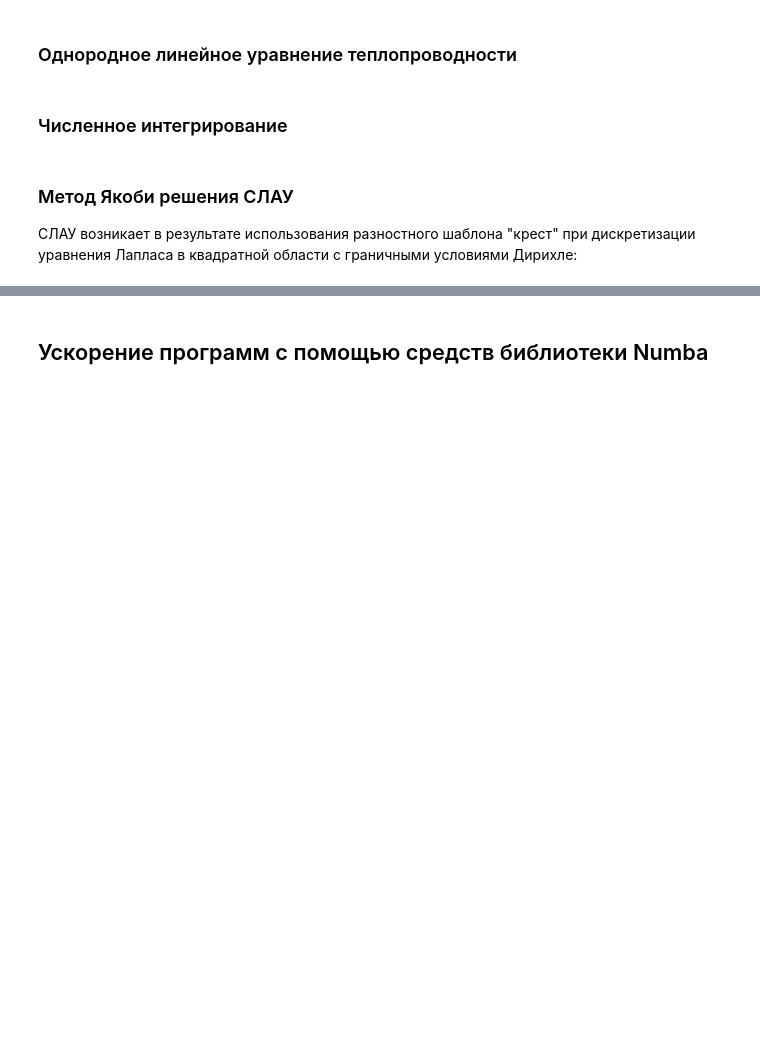
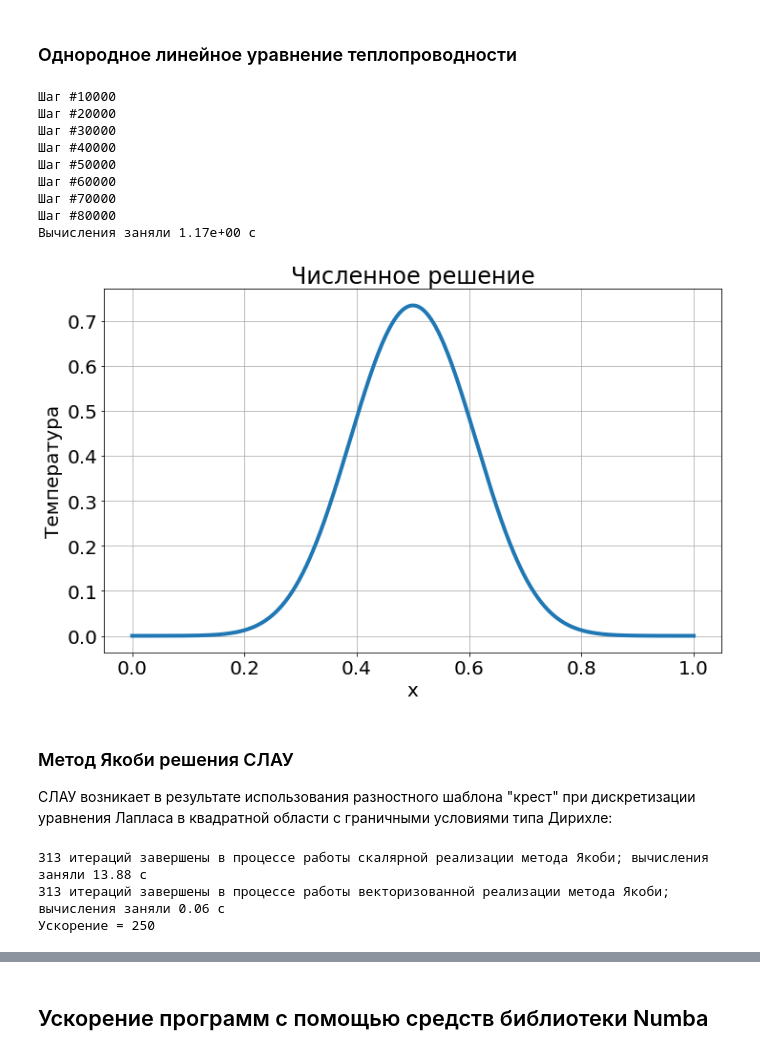
Before and after one commit to akar1492/edu_num_methods_python, a Jupyter notebook: lecture_12_speedup/lecture_12_speedup.ipynb, the cells around one changed output, grey strips where cells are left out. Cells and saved outputs as stored; diff of their text form; code cells hidden in the pictures; blank space fills up the shorter version.

```diff
--- a/lecture_12_speedup/lecture_12_speedup.ipynb
+++ b/lecture_12_speedup/lecture_12_speedup.ipynb
@@ -199,7 +265,7 @@ xLeft = 0.
 xRight = 1.
 kappa = 0.1
 t = 0.
-tRun = 0.04
+tEnd = 0.04
 
 def InitialCondition(x):
     if x < 0.6 and x > 0.4:
@@ -229,42 +295,51 @@ def MakeStepVectorized(uOld, numPoints, h, dt, kappa, uNew):
 
 
 
 # main
 counter = 0
 counterBlocks = 0
 numBlocks = int(1e3)
 numPoints = int(numBlocks + 1)
 uOld, uNew = np.zeros(numPoints), np.zeros(numPoints)
 h = float(xRight - xLeft) / float(numBlocks)
 dt = h**2 / (kappa * 20.)
 
 
 start = timeit.default_timer()
 SetInitialCondition(InitialCondition, uOld, numPoints, h)
-while t < tRun:
+while t < tEnd:
 
     # закомментироапть одну версию функции - раскомментировать другую
-    MakeStepScalar(uOld, numPoints, h, dt, kappa, uNew)
-    #MakeStepVectorized(uOld, numPoints, h, dt, kappa, uNew)
+    #MakeStepScalar(uOld, numPoints, h, dt, kappa, uNew)
+    MakeStepVectorized(uOld, numPoints, h, dt, kappa, uNew)
 
     uOld = uNew
     t += dt; counter += 1
     if (counter % int(1e4)) == 0:
-        print ('Step #%d' % counter)
+        print ('Шаг #%d' % counter)
 
 
 end = timeit.default_timer()
 runtime = end - start
-print ('Calculations took ... %.2e s' % runtime)
+print ('Вычисления заняли %.2e с' % runtime)
 
 
 xArray = np.linspace(xLeft, xRight, numPoints)
 plt.figure(figsize=figsizeConst)
-plt.title('Numerical solution')
-plt.plot(xArray, uNew, 'b-', linewidth=4)
-plt.xlabel('X')
-plt.ylabel('Temperature')
-plt.grid('on')
+plt.title('Численное решение')
+plt.plot(xArray, uNew, '-')
+plt.xlabel('x')
+plt.ylabel('Температура')
+plt.grid('off')
 plt.show()
+# %% [output]
+Шаг #10000
+Шаг #20000
+Шаг #30000
+Шаг #40000
+Шаг #50000
+Шаг #60000
+Шаг #70000
+Шаг #80000
+Вычисления заняли 1.17e+00 с
+[figure, added]
-# %% [markdown]
-### Численное интегрирование
@@ -340,6 +346,6 @@ for element in listOfAntiderivatives:
 # %% [markdown]
 ### Метод Якоби решения СЛАУ
-СЛАУ возникает в результате использования разностного шаблона "крест" при дискретизации уравнения Лапласа в квадратной области с граничными условиями Дирихле:
+СЛАУ возникает в результате использования разностного шаблона "крест" при дискретизации уравнения Лапласа в квадратной области с граничными условиями типа Дирихле:
 # %%
 numBlocksX = 100
 numBlocksY = 100
@@ -411,7 +422,11 @@ tolerance = 1e-3
 pScalar, runtimeScalar = SolveLaplace2D_JacobiScalar(p0.copy(), numBlocksX, numBlocksY, tolerance)
 pVectorized, runtimeVectorized = SolveLaplace2D_JacobiVectorized(p0.copy(), numBlocksX, numBlocksY, tolerance)
 
-print ('Speedup = %.0f' % (runtimeScalar/runtimeVectorized))
+print ('Ускорение = %.0f' % (runtimeScalar/runtimeVectorized))
+# %% [output]
+313 итераций завершены в процессе работы скалярной реализации метода Якоби; вычисления заняли 13.88 с
+313 итераций завершены в процессе работы векторизованной реализации метода Якоби; вычисления заняли 0.06 с
+Ускорение = 250
 # %%
 # проверяем корректность численного решения
 plt.figure(figsize = figsizeConst)
```
Also changed, not shown: parts of 43 cells of this notebook.
